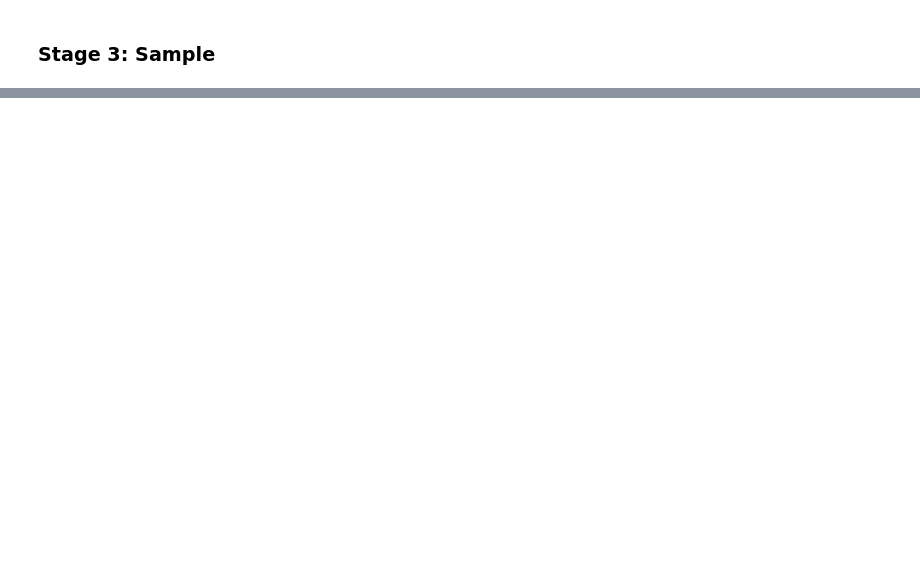
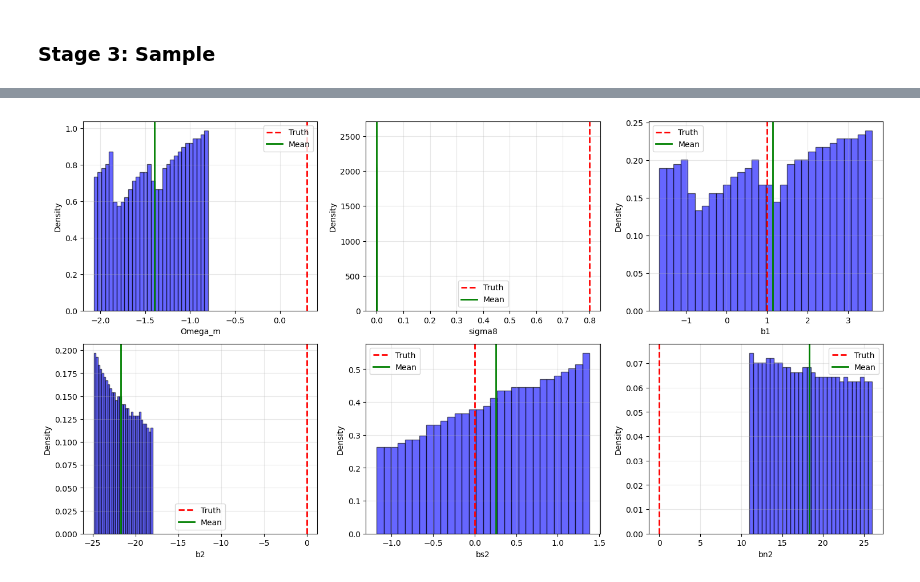
Before and after one commit to Joletaxi19/thesis-desi-cmb-fli, a Jupyter notebook: notebooks/05_cmb_lensing.ipynb, the cells around one changed output, grey strips where cells are left out. Cells and saved outputs as stored; diff of their text form; code cells hidden in the pictures; blank space fills up the shorter version.

```diff
--- a/notebooks/05_cmb_lensing.ipynb
+++ b/notebooks/05_cmb_lensing.ipynb
@@ -355,17 +439,0 @@ plt.show()
-# %%
-# Normalized residuals
-residuals = (kappa_truth - kappa_mean) / kappa_std
-
-fig, ax = plt.subplots(1, 1, figsize=(8, 6))
-im = ax.imshow(residuals, origin="lower", cmap="seismic", extent=extent, vmin=-3, vmax=3)
-ax.set_title("Normalized Residuals: (Truth - Mean) / Std")
-ax.set_xlabel("θ_x [deg]")
-ax.set_ylabel("θ_y [deg]")
-plt.colorbar(im, ax=ax, label="σ")
-plt.show()
-
-# Statistics
-print("Residual statistics:")
-print(f"  Mean: {jnp.mean(residuals):.3f} σ")
-print(f"  Std: {jnp.std(residuals):.3f} σ")
-print(f"  Max |residual|: {jnp.max(jnp.abs(residuals)):.3f} σ")
@@ -432,0 +440,24 @@ Ce notebook a démontré :
+# %%
+# Posterior distributions
+fig, axes = plt.subplots(2, 3, figsize=(15, 8))
+axes = axes.flatten()
+
+for i, p in enumerate(comp_params):
+    pk = p + "_"
+    if pk in samples:
+        ax = axes[i]
+        vals = samples[pk]
+
+        ax.hist(vals, bins=30, density=True, alpha=0.6, color="blue", edgecolor="black")
+        ax.axvline(truth_params[p], color="red", ls="--", lw=2, label="Truth")
+        ax.axvline(np.mean(vals), color="green", ls="-", lw=2, label="Mean")
+
+        ax.set_xlabel(p)
+        ax.set_ylabel("Density")
+        ax.legend()
+        ax.grid(True, alpha=0.3)
+
+plt.tight_layout()
+plt.show()
+# %% [output]
+[figure, added]
```
Also changed, not shown: parts of 35 cells of this notebook, 13 other files.
